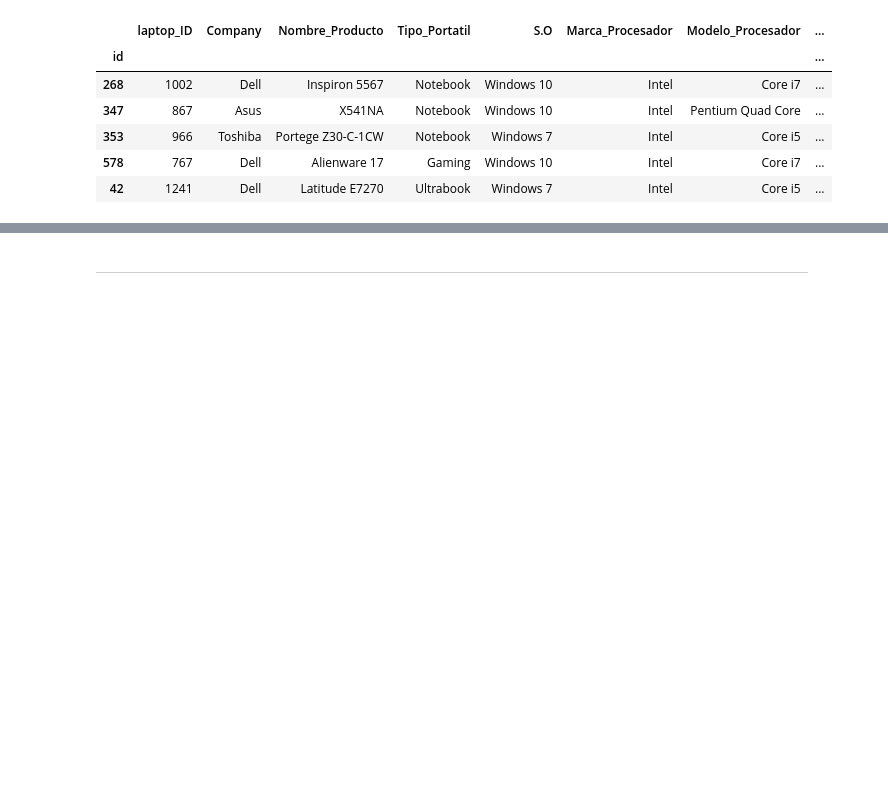
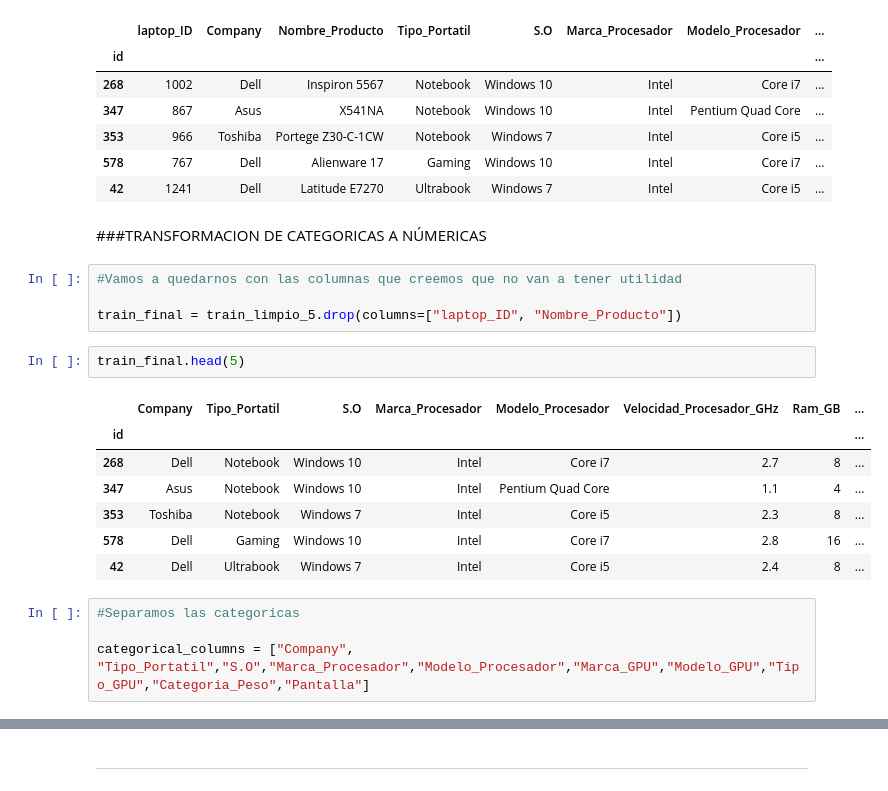
Before and after one commit to RaulSoler/Kaggle_Desafio, a Jupyter notebook: Regresion_Portatiles/Regresion.ipynb, the cells around one changed output, grey strips where cells are left out. Drawn from its saved outputs; the diff is of its cells as text; blank space fills up the shorter version.

```diff
--- a/Regresion_Portatiles/Regresion.ipynb
+++ b/Regresion_Portatiles/Regresion.ipynb
@@ -940,3 +967,23 @@ train_limpio_5.head(5)
 | 353 | 966 | Toshiba | Portege Z30-C-1CW | Notebook | Windows 7 | Intel | Core i5 | ... |
 | 578 | 767 | Dell | Alienware 17 | Gaming | Windows 10 | Intel | Core i7 | ... |
 | 42 | 1241 | Dell | Latitude E7270 | Ultrabook | Windows 7 | Intel | Core i5 | ... |
+# %% [markdown]
+###TRANSFORMACION DE CATEGORICAS A NÚMERICAS
+# %%
+#Vamos a quedarnos con las columnas que creemos que no van a tener utilidad
+
+train_final = train_limpio_5.drop(columns=["laptop_ID", "Nombre_Producto"])
+# %%
+train_final.head(5)
+# %% [output]
+|  | Company | Tipo_Portatil | S.O | Marca_Procesador | Modelo_Procesador | Velocidad_Procesador_GHz | Ram_GB | ... |
+| id |  |  |  |  |  |  |  | ... |
+| 268 | Dell | Notebook | Windows 10 | Intel | Core i7 | 2.7 | 8 | ... |
+| 347 | Asus | Notebook | Windows 10 | Intel | Pentium Quad Core | 1.1 | 4 | ... |
+| 353 | Toshiba | Notebook | Windows 7 | Intel | Core i5 | 2.3 | 8 | ... |
+| 578 | Dell | Gaming | Windows 10 | Intel | Core i7 | 2.8 | 16 | ... |
+| 42 | Dell | Ultrabook | Windows 7 | Intel | Core i5 | 2.4 | 8 | ... |
+# %%
+#Separamos las categoricas
+
+categorical_columns = ["Company", "Tipo_Portatil","S.O","Marca_Procesador","Modelo_Procesador","Marca_GPU","Modelo_GPU","Tipo_GPU","Categoria_Peso","Pantalla"]
```
Also changed, not shown: parts of 46 cells of this notebook, 4 other files.
